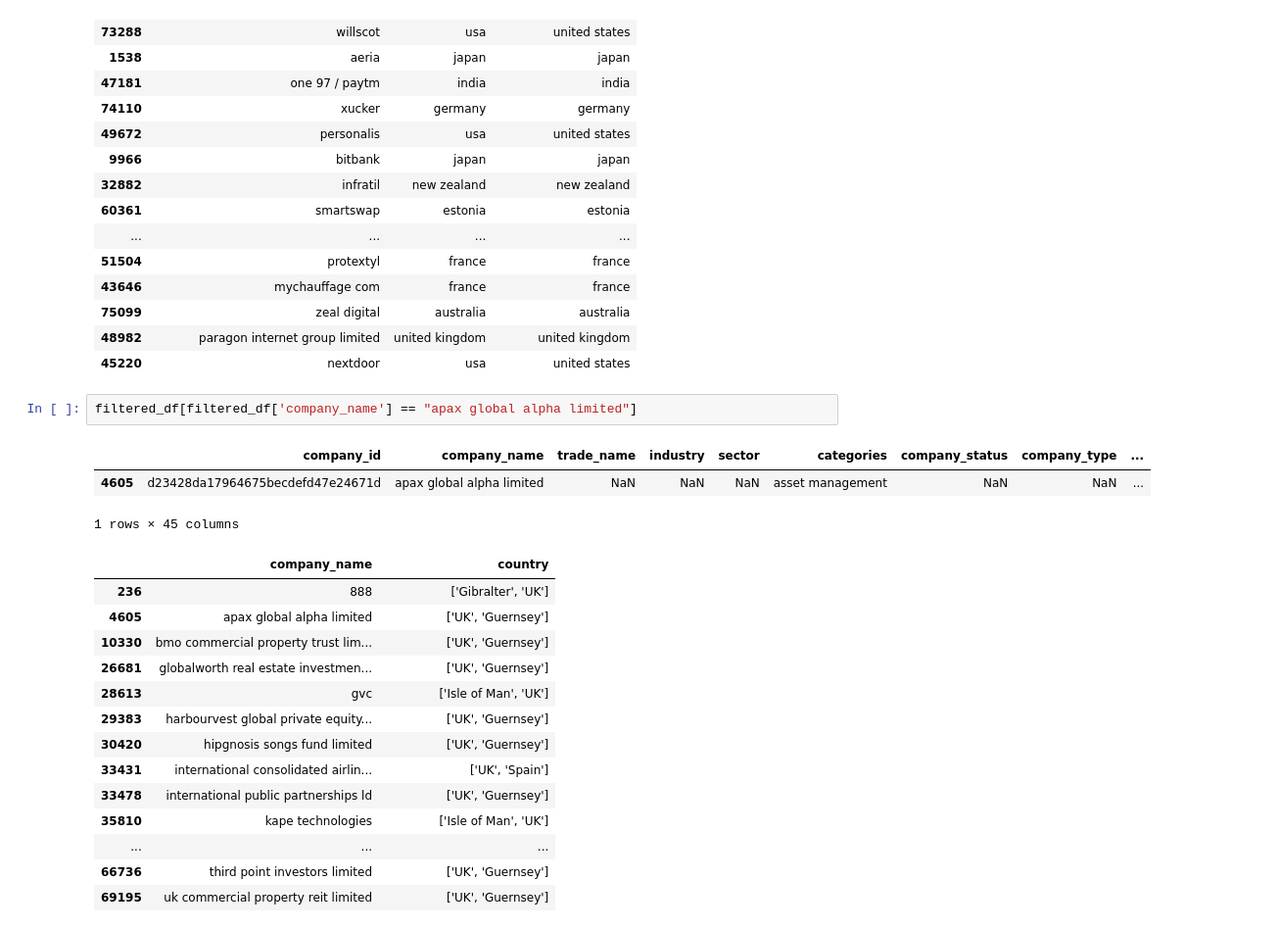
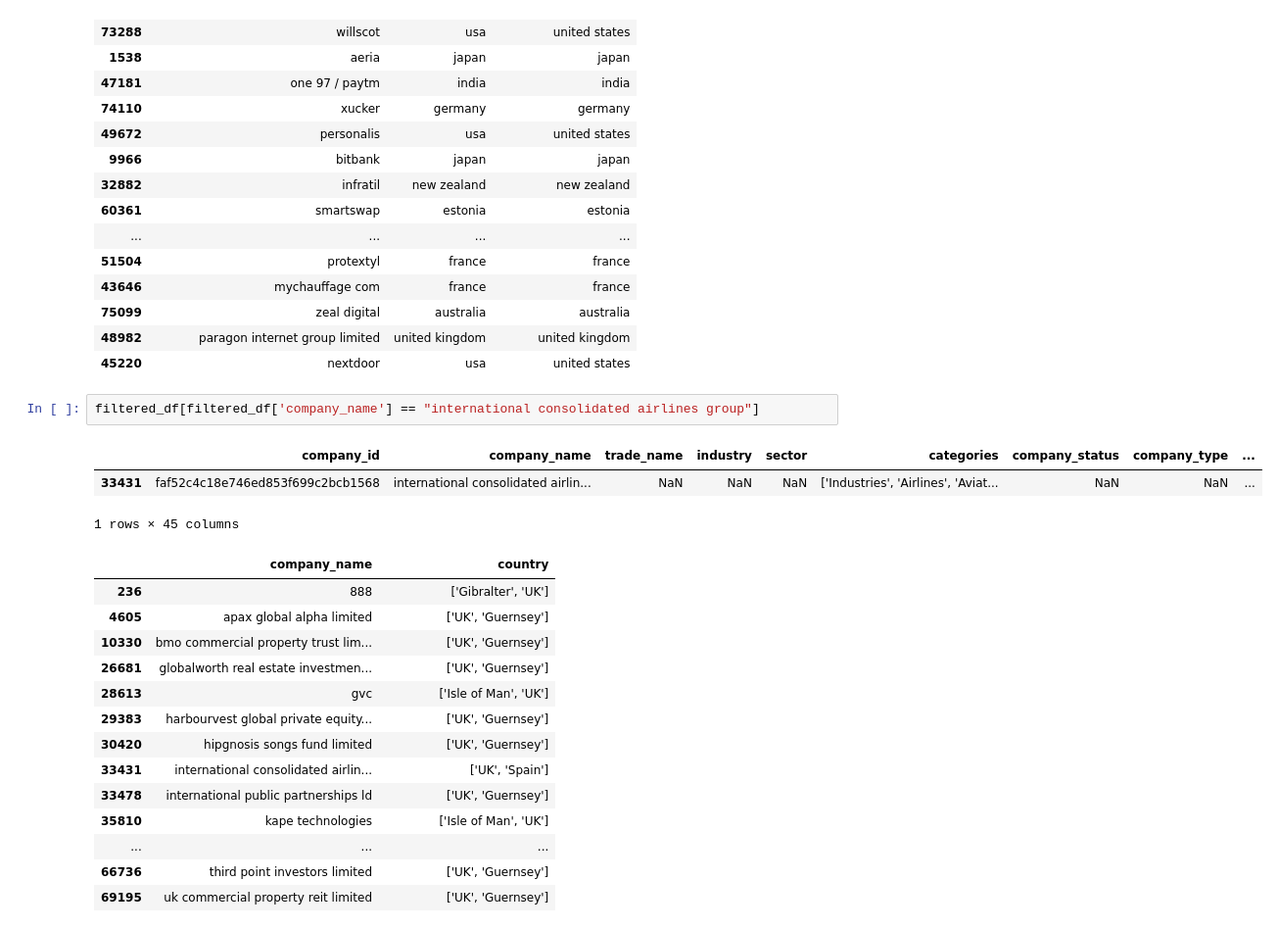
Before and after one commit to MatVitale6/IngegneriaDeiDatiProject, a Jupyter notebook: homework5/record_linkage/normalize_companies.ipynb, the cells around one changed output. Shown at 98% size. Saved outputs shown, nothing was run; the diff lists cells and outputs as text.

```diff
--- a/homework5/record_linkage/normalize_companies.ipynb
+++ b/homework5/record_linkage/normalize_companies.ipynb
@@ -471,12 +471,12 @@ display(filtered_df[['company_name', 'country', 'normalized_country']].sample(25
 | 75099 | zeal digital | australia | australia |
 | 48982 | paragon internet group limited | united kingdom | united kingdom |
 | 45220 | nextdoor | usa | united states |
-# %%
-filtered_df[filtered_df['company_name'] == "apax global alpha limited"]
-# %% [output]
-|  | company_id | company_name | trade_name | industry | sector | categories | company_status | company_type | ... |
-| 4605 | d23428da17964675becdefd47e24671d | apax global alpha limited | NaN | NaN | NaN | asset management | NaN | NaN | ... |
-1 rows × 45 columns
+# %%
+filtered_df[filtered_df['company_name'] == "international consolidated airlines group"]
+# %% [output]
+|  | company_id | company_name | trade_name | industry | sector | categories | company_status | company_type | ... |
+| 33431 | faf52c4c18e746ed853f699c2bcb1568 | international consolidated airlin... | NaN | NaN | NaN | ['Industries', 'Airlines', 'Aviat... | NaN | NaN | ... |
+1 rows × 45 columns
 # %%
 # %% [output]
 |  | company_name | country |
```
